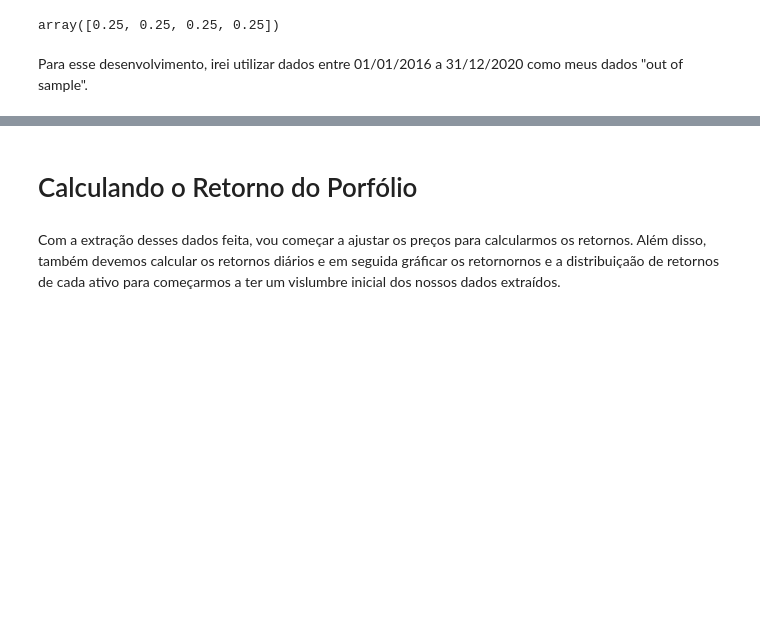
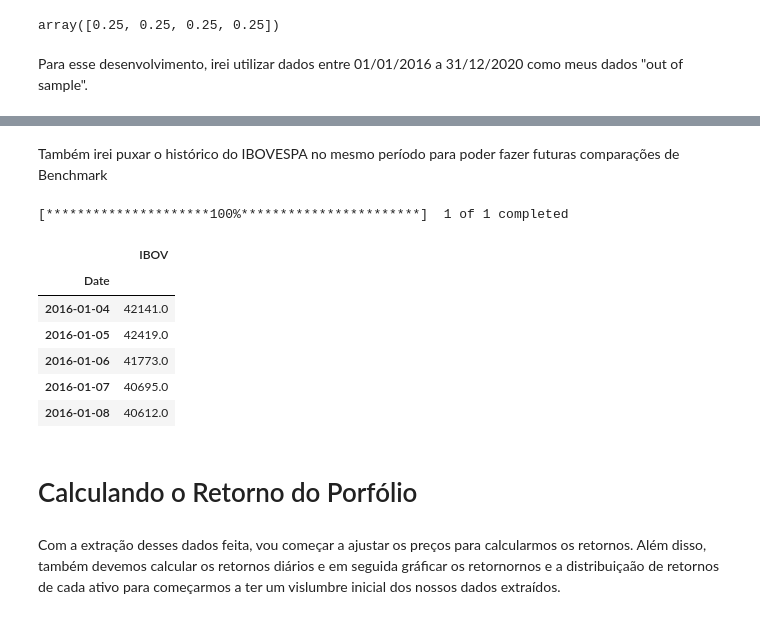
Before and after one commit to PSartori/investment-and-finance, a Jupyter notebook: analise_de_portfolio/análise de portfólio.ipynb, the cells around one changed output, grey strips where cells are left out. Saved outputs shown, nothing was run; the diff lists cells and outputs as text; code cells hidden in the pictures; blank space fills up the shorter version.

```diff
--- a/analise_de_portfolio/análise de portfólio.ipynb
+++ b/analise_de_portfolio/análise de portfólio.ipynb
@@ -47,3 +47,19 @@ cotacao_ativos.head()
+# %% [markdown]
+Também irei puxar o histórico do IBOVESPA no mesmo período para poder fazer futuras comparações de Benchmark
+# %%
+ibovespa = yf.download('^BVSP',start='2016-01-01', end= '2020-12-31')['Adj Close']
+ibovespa = ibovespa.to_frame()
+ibovespa.rename(columns={'Adj Close': 'IBOV'}, inplace= True)
+ibovespa.head()
+# %% [output]
+[*********************100%***********************]  1 of 1 completed
+|  | IBOV |
+| Date |  |
+| 2016-01-04 | 42141.0 |
+| 2016-01-05 | 42419.0 |
+| 2016-01-06 | 41773.0 |
+| 2016-01-07 | 40695.0 |
+| 2016-01-08 | 40612.0 |
 # %% [markdown]
 # Calculando o Retorno do Porfólio
 # %% [markdown]
```
Also changed, not shown: parts of 12 cells of this notebook.
